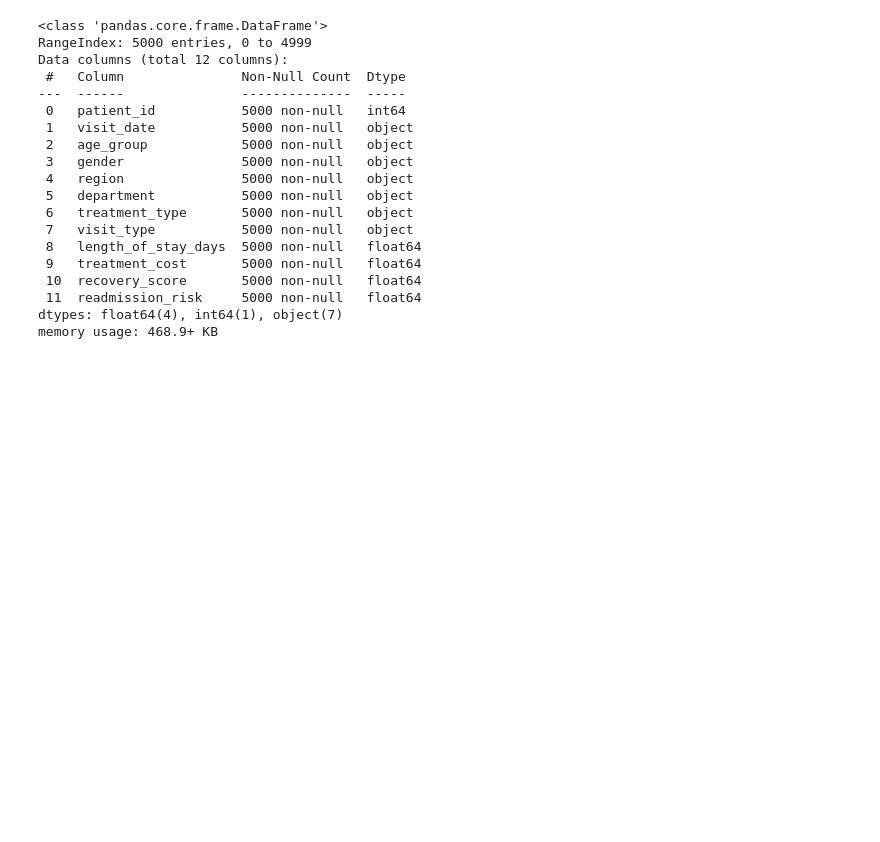
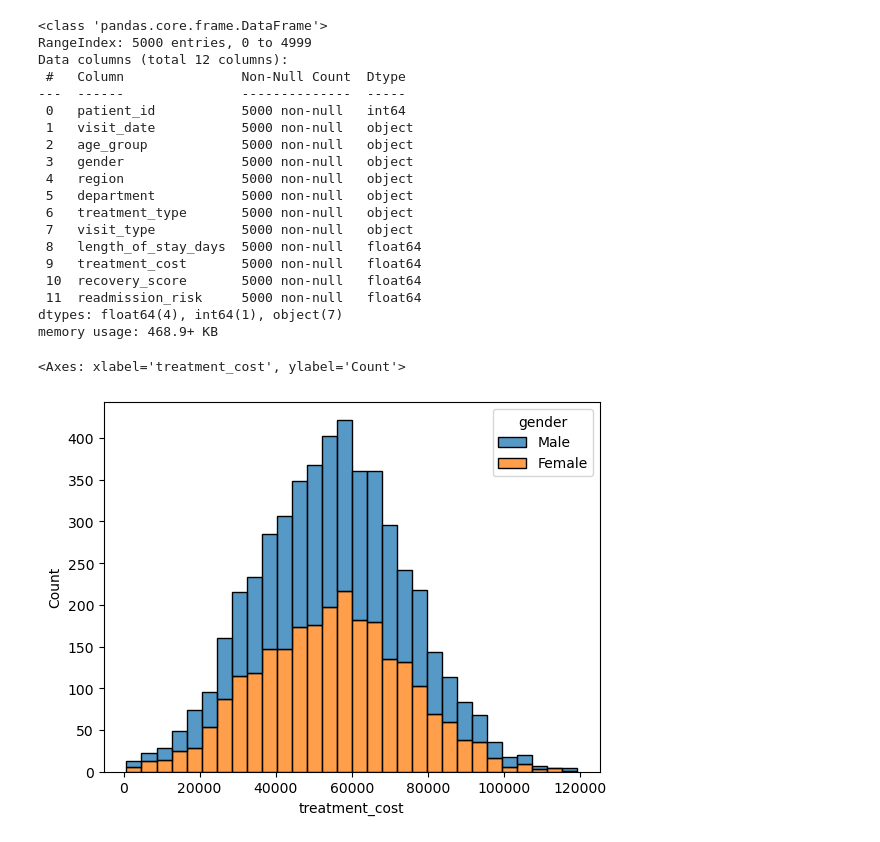
Before and after one commit to SyedSamiUllah1/Python_Practice, a Jupyter notebook: Book.ipynb, the cells around one changed output. Cells and saved outputs as stored; diff of their text form; code cells hidden in the pictures; blank space fills up the shorter version.

```diff
--- a/Book.ipynb
+++ b/Book.ipynb
@@ -2695,3 +2695,8 @@ Data columns (total 12 columns):
  11  readmission_risk     5000 non-null   float64
 dtypes: float64(4), int64(1), object(7)
 memory usage: 468.9+ KB
+# %%
+sns.histplot(data=df, x='treatment_cost', bins=30, hue='gender', multiple='stack')
+# %% [output]
+<Axes: xlabel='treatment_cost', ylabel='Count'>
+[figure, added]
```
Also changed, not shown: parts of 13 cells of this notebook.
